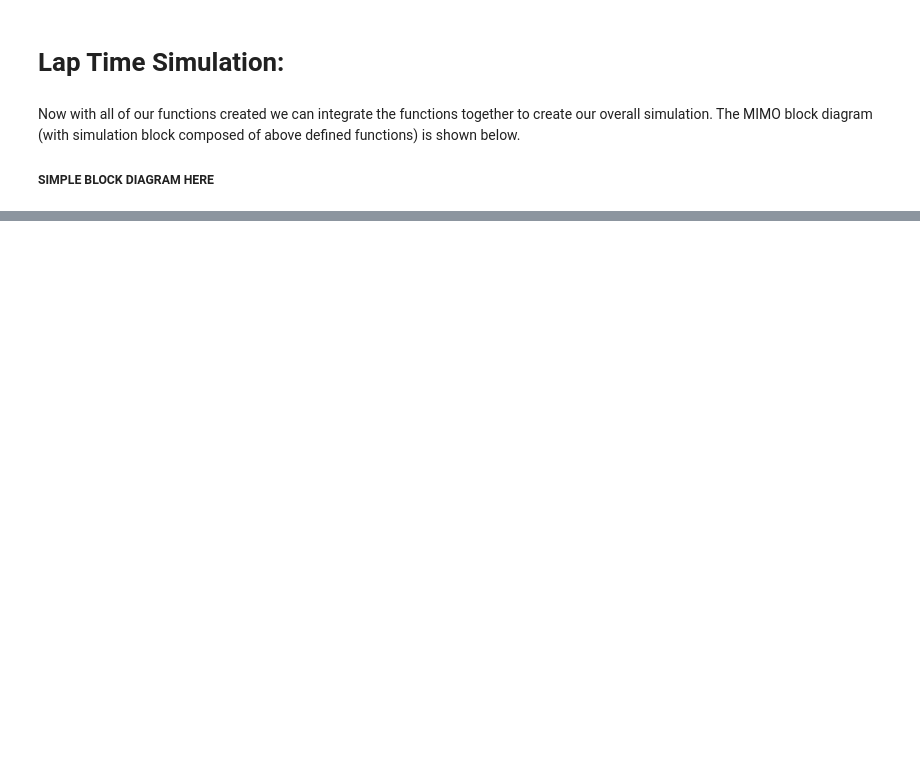
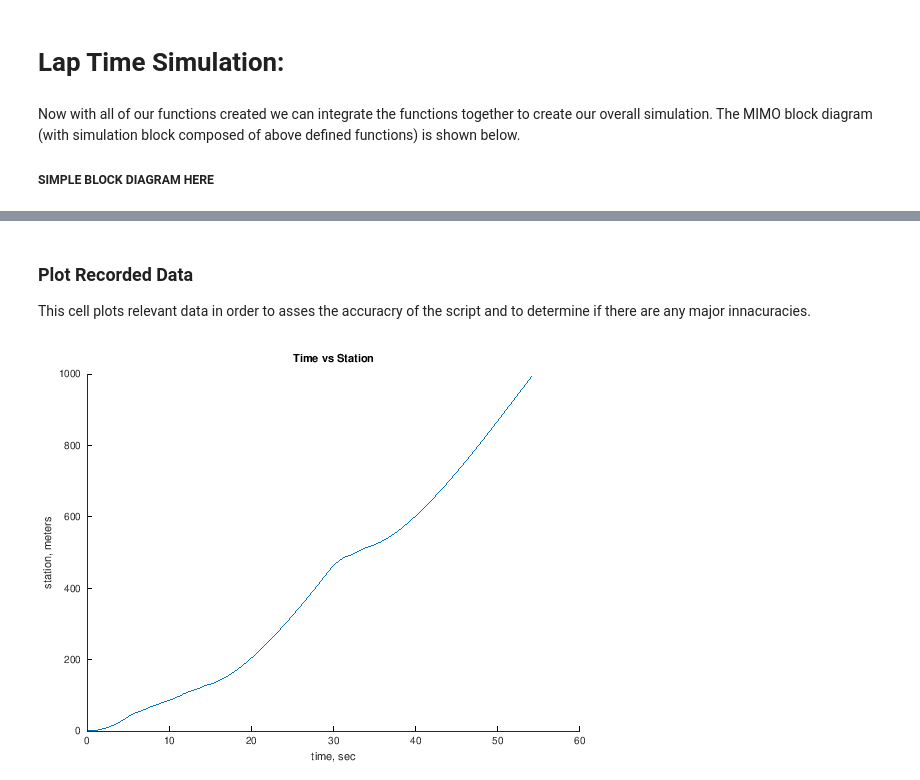
Before and after one commit to PostMatthew/Laptime_Simulation_ME391, a Jupyter notebook: ME391 -- Point Mass Racer.ipynb, the cells around one changed output, grey strips where cells are left out. Saved outputs shown, nothing was run; the diff lists cells and outputs as text; code cells hidden in the pictures; blank space fills up the shorter version.

```diff
--- a/ME391 -- Point Mass Racer.ipynb
+++ b/ME391 -- Point Mass Racer.ipynb
@@ -339,0 +883,8 @@ T_limit_now =  140
+# %%
+Car = loadCar('tire_fy.txt','Steer_vs_HandWheel.txt');
+
+R = 100; %meters, turn radius
+Uthresh = 0.1;%threshold for speed solution
+mumax = 1.5; %guess for maximum accel
+
+[Umax,aymax,delta,V] = findMaxSpeed(Car,mumax,R,Uthresh)
@@ -409,0 +1008,14 @@ t_sim =  36.400
+# %% [markdown]
+### Plot Recorded Data
+This cell plots relevant data in order to asses the accuracry of the script and to determine if there are any major innacuracies.
+# %%
+% Speed of Car Aroud The Track
+figure(1)
+hold on
+title("Time vs Station")
+plot(t_sim_vect, S_car_vect)
+xlabel("time, sec")
+ylabel("station, meters")
+hold off
+# %% [output]
+[figure, added]
```
Also changed, not shown: parts of 57 cells of this notebook.
